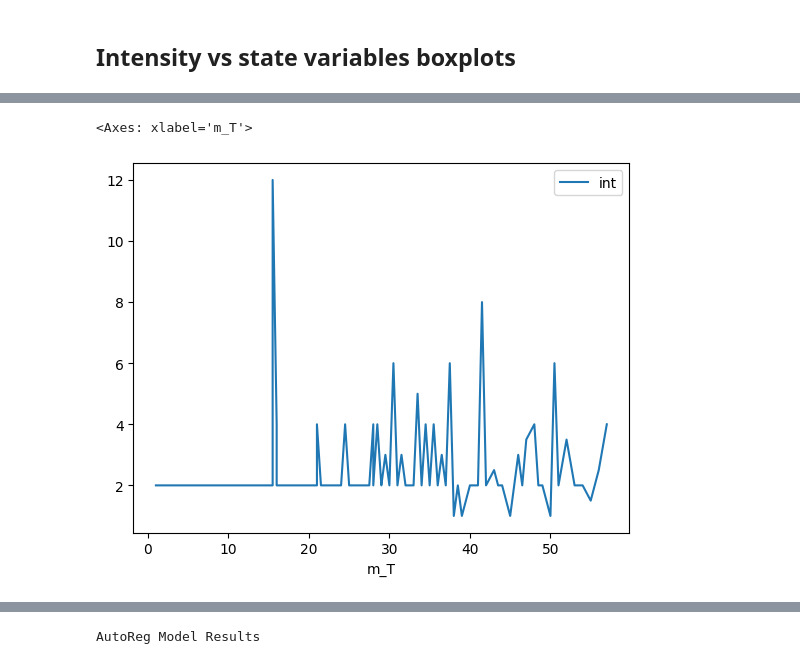
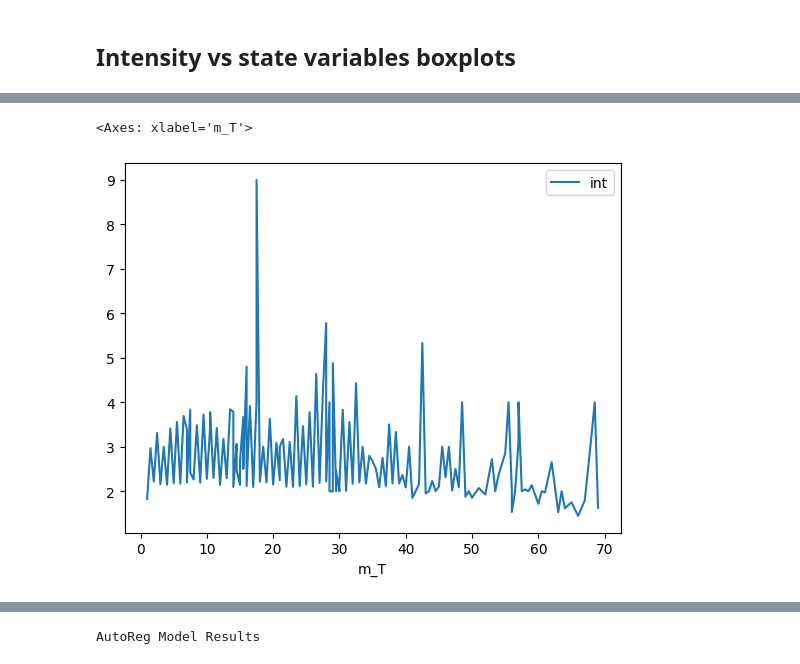
Before and after one commit to konqr/lobSimulations, a Jupyter notebook: src/backup/hawkes/experiments/toyModelSmallTick.ipynb, the cells around one changed output, grey strips where cells are left out. Drawn from its saved outputs; the diff is of its cells as text; code cells hidden in the pictures.

```diff
--- a/src/backup/hawkes/experiments/toyModelSmallTick.ipynb
+++ b/src/backup/hawkes/experiments/toyModelSmallTick.ipynb
@@ -1424,4 +1506,4 @@ with open("/SAN/fca/Konark_PhD_Experiments/extracted/AAPL.OQ_ParamsInferredWCuto
 # %%
 res = pd.read_csv("D:\\PhD\\results - small tick\\AMZN_EDA_persecDF.csv")
 # %%
-res.tail()
+res.reset_index(inplace=True)
@@ -1435,2 +1510,2 @@ res.tail()
 # %%
-res_lo = res.loc[(res['Type']==4)&(res['TradeDirection']==1)&(res['sec'] < 23400 - 3600)&(res['sec'] > 3600)]
+res_lo = res.loc[(res['Type']==1)&(res['TradeDirection']==1)]
@@ -1437,6 +1518,6 @@ res_lo = res.loc[(res['Type']==4)&(res['TradeDirection']==1)&(res['sec'] < 23400
 # %%
-m_T = np.hstack([eval(x) for x in res_lo['m_T_Ask'].values])
-intensity = np.hstack([eval(x) for x in res_lo['Time'].values])
+m_T = np.hstack([x for x in res_lo['m_T_Ask'].values])
+intensity = np.hstack([x for x in res_lo['Time'].values])
 # %%
 plt.scatter(m_T, intensity, s=1)
 plt.xscale('log')
@@ -1446,13 +1527,13 @@ plt.yscale('log')
 # %%
 df = pd.DataFrame({'m_T':m_T,'int': intensity}).groupby('m_T').count()
 df = df/df.sum()
 m_Tmax = np.max(df[df['int']>1e-4].index)
 df = pd.DataFrame({'m_T':m_T,'int': intensity})
 df = df.loc[df.m_T <= m_Tmax ]
-df.groupby('m_T').median().plot()
+df.groupby('m_T').mean().plot()
 # %% [output]
 <Axes: xlabel='m_T'>
-[figure, old version]
+[figure, new version]
 # %%
 plt.boxplot(df.groupby('m_T')['int'].apply(np.array))
 plt.yscale('log')
```
Also changed, not shown: parts of 10 cells of this notebook.
